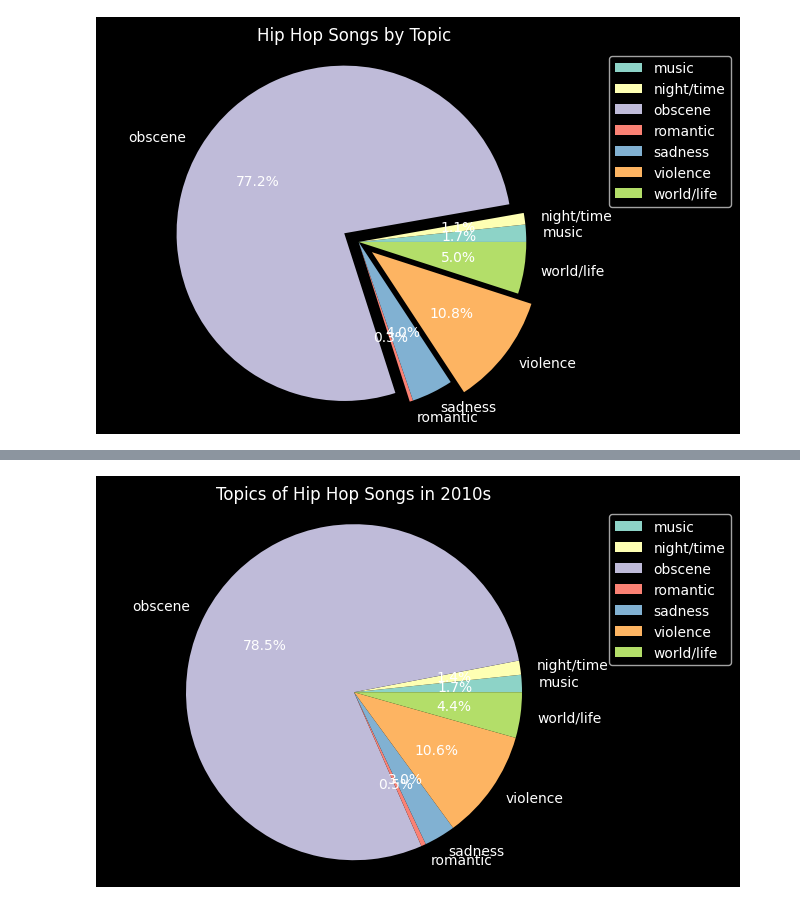
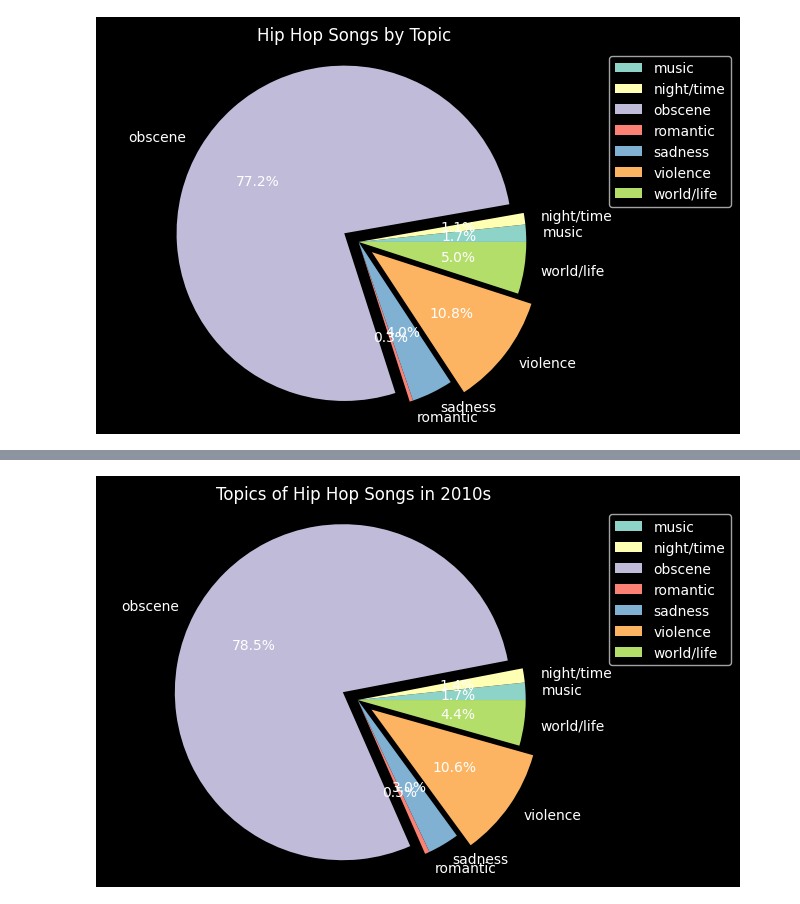
Before and after one commit to jarviswynn123/Team_Week, a Jupyter notebook: alex_genres.ipynb, the cells around one changed output, grey strips where cells are left out. Cells and saved outputs as stored; diff of their text form; code cells hidden in the pictures.

```diff
--- a/alex_genres.ipynb
+++ b/alex_genres.ipynb
@@ -554,18 +565,20 @@ music_topics_10s_hip_hop.groupby(by="topic").count()
 | world/life | 29 | 29 | 29 | 29 | 29 | 29 | 29 | 29 | 29 | ... |
 # %%
 count_10s_hip_hop = [11, 9, 520, 3, 20, 70, 29]
+explode_10s_hip_hop = [0.0, 0.0, 0.1, 0.0, 0.0, 0.1, 0.0]
+
 fig_10s_hip_hop, ax_10s_hip_hop = plt.subplots()
 
-ax_10s_hip_hop.pie(count_10s_hip_hop, labels= labels, autopct="%1.1f%%")
+ax_10s_hip_hop.pie(count_10s_hip_hop, explode= explode_10s_hip_hop, labels= labels, autopct="%1.1f%%")
 
 ax_10s_hip_hop.axis('equal')
 
 plt.title('Topics of Hip Hop Songs in 2010s')
 
 plt.style.use('dark_background')
 
 plt.legend(labels, bbox_to_anchor=(1,1), loc='best')
 
 plt.show()
 # %% [output]
-[figure, old version]
+[figure, new version]
```
Also changed, not shown: parts of 6 cells of this notebook.
